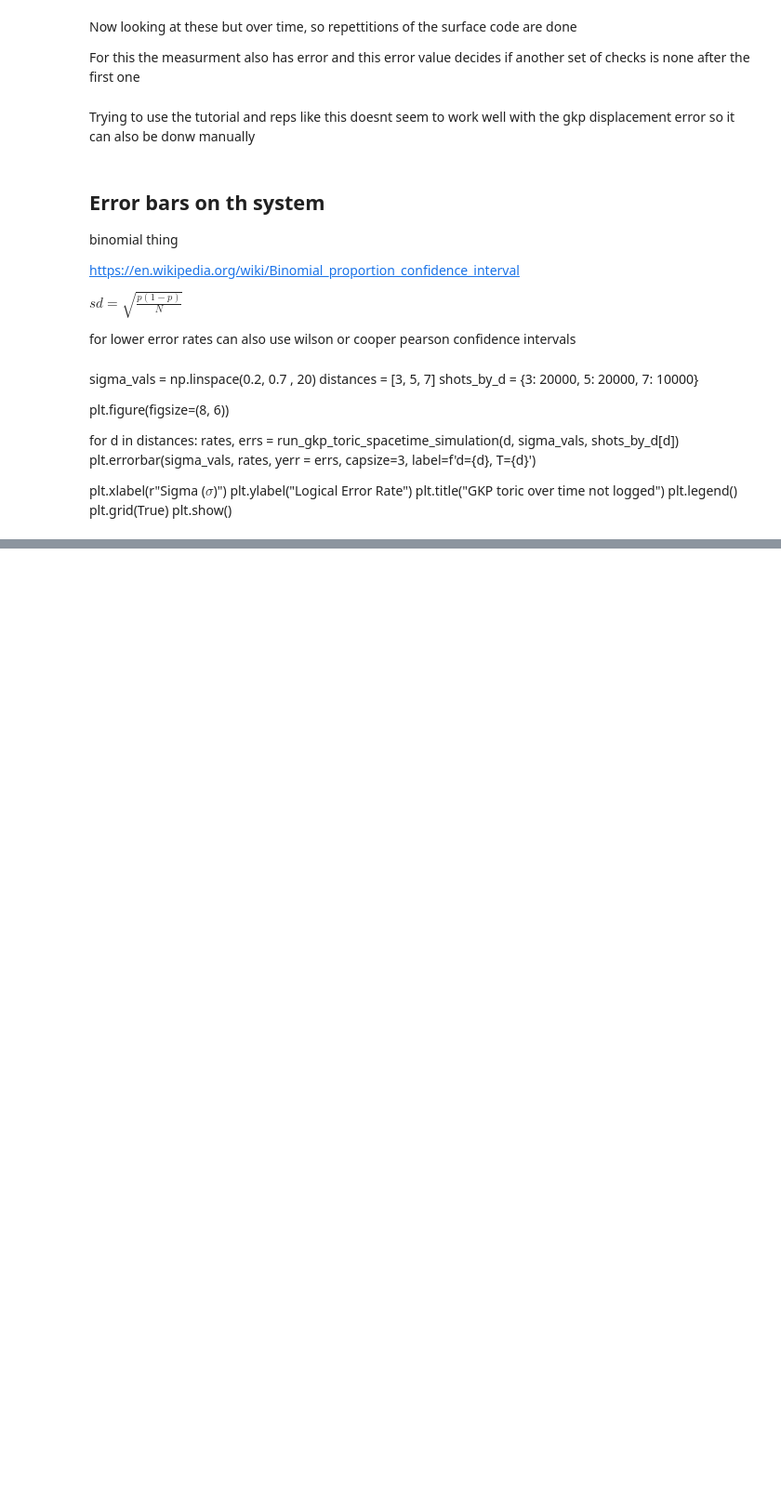
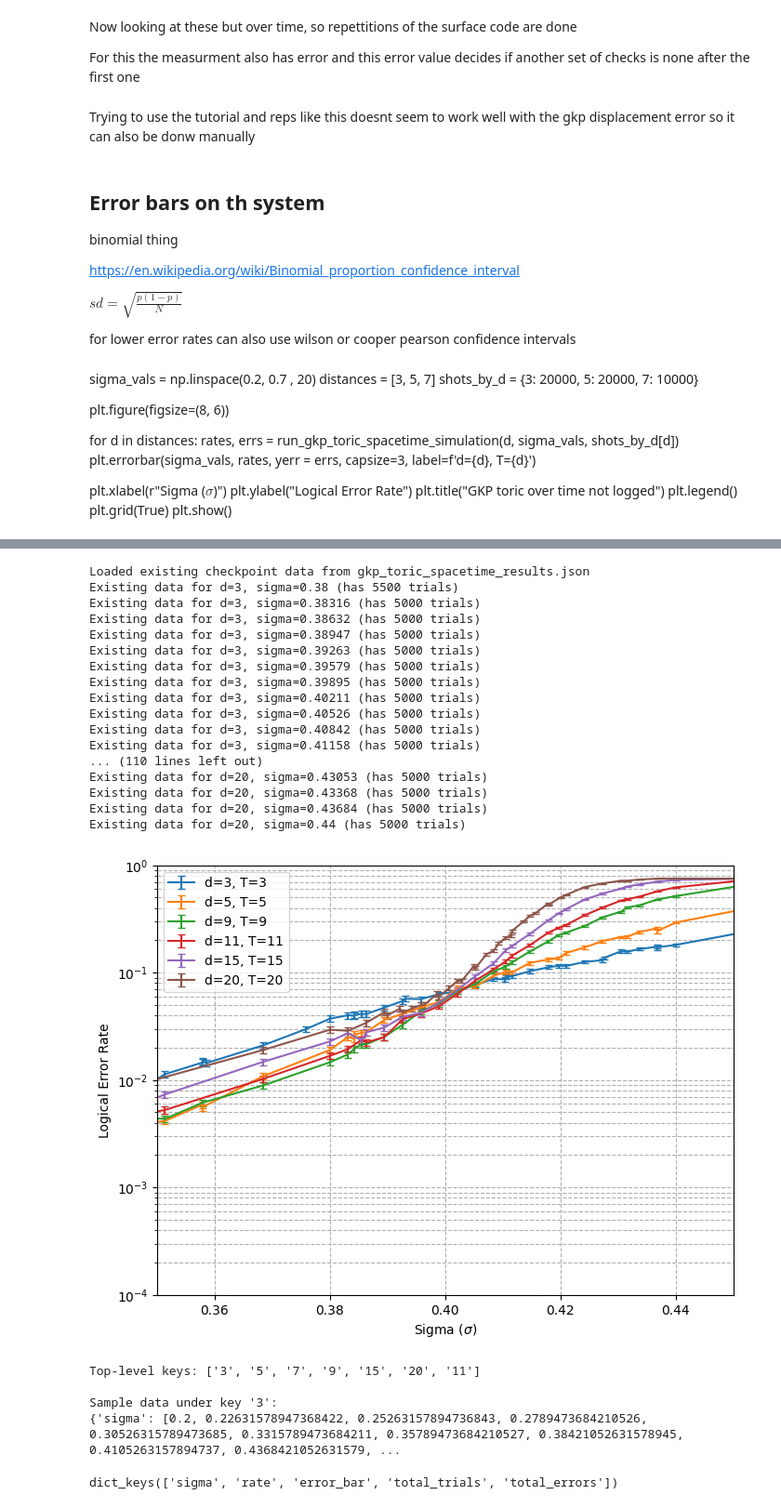
Before and after one commit to laramt04/GKP_QEC_Project_Code, a Jupyter notebook: GKP_toric.ipynb, the cells around one changed output, grey strips where cells are left out. Shown at 93% size. Saved outputs shown, nothing was run; the diff lists cells and outputs as text; code cells hidden in the pictures; blank space fills up the shorter version.

```diff
--- a/GKP_toric.ipynb
+++ b/GKP_toric.ipynb
@@ -375,0 +463,47 @@ Existing data for d=20, sigma=0.6 (has 5000 trials)
+# %%
+sigma_vals = np.linspace(0.38, 0.44, 20)
+distances = [3, 5, 9, 11, 15, 20]
+checkpoint_file = "gkp_toric_spacetime_results.json"
+
+plt.figure(figsize=(8, 6))
+
+for d in distances:
+    max_allowed_shots = 1000000 #might need to increase even tho high bc low sigma still has rly high error
+
+    rates_sigma, rates, errs = run_gkp_toric_spacetime_simulation(
+        d=d,
+        sigma_vals=sigma_vals,
+        max_trials=max_allowed_shots,
+        min_errors=200,
+        min_trials=5000,
+        save_filename=checkpoint_file
+    )
+    plt.errorbar(rates_sigma, rates, yerr=errs, capsize=3, label=f'd={d}, T={d}')
+
+plt.yscale('log')
+plt.xlabel(r"Sigma ($\sigma$)")
+plt.ylabel("Logical Error Rate")
+plt.ylim(1e-4, 1.0)
+plt.xlim(0.35, 0.45)
+plt.legend()
+plt.grid(True, which="both", ls="--")
+plt.show()
+# %% [output]
+Loaded existing checkpoint data from gkp_toric_spacetime_results.json
+Existing data for d=3, sigma=0.38 (has 5500 trials)
+Existing data for d=3, sigma=0.38316 (has 5000 trials)
+Existing data for d=3, sigma=0.38632 (has 5000 trials)
+Existing data for d=3, sigma=0.38947 (has 5000 trials)
+Existing data for d=3, sigma=0.39263 (has 5000 trials)
+Existing data for d=3, sigma=0.39579 (has 5000 trials)
+Existing data for d=3, sigma=0.39895 (has 5000 trials)
+Existing data for d=3, sigma=0.40211 (has 5000 trials)
+Existing data for d=3, sigma=0.40526 (has 5000 trials)
+Existing data for d=3, sigma=0.40842 (has 5000 trials)
+Existing data for d=3, sigma=0.41158 (has 5000 trials)
+... (110 lines left out)
+Existing data for d=20, sigma=0.43053 (has 5000 trials)
+Existing data for d=20, sigma=0.43368 (has 5000 trials)
+Existing data for d=20, sigma=0.43684 (has 5000 trials)
+Existing data for d=20, sigma=0.44 (has 5000 trials)
+[figure, added]
@@ -375,0 +515,23 @@ Existing data for d=20, sigma=0.6 (has 5000 trials)
+# %%
+with open("gkp_toric_spacetime_results.json", "r") as f:
+    sample_data = json.load(f)
+
+# Print keys to check how the dictionary is nested
+print("Top-level keys:", list(sample_data.keys()))
+# Take a peek inside the first key's contents
+first_key = list(sample_data.keys())[0]
+print(f"\nSample data under key '{first_key}':")
+print(str(sample_data[first_key])[:400], "...")
+# %% [output]
+Top-level keys: ['3', '5', '7', '9', '15', '20', '11']
+
+Sample data under key '3':
+{'sigma': [0.2, 0.22631578947368422, 0.25263157894736843, 0.2789473684210526, 0.30526315789473685, 0.3315789473684211, 0.35789473684210527, 0.38421052631578945, 0.4105263157894737, 0.4368421052631579, ...
+# %%
+with open("gkp_toric_spacetime_results.json", "r") as f:
+    data = json.load(f)
+
+# Look at all the keys inside the distance '3' dictionary
+print(data['3'].keys())
+# %% [output]
+dict_keys(['sigma', 'rate', 'error_bar', 'total_trials', 'total_errors'])
```
Also changed, not shown: parts of 6 cells of this notebook.
